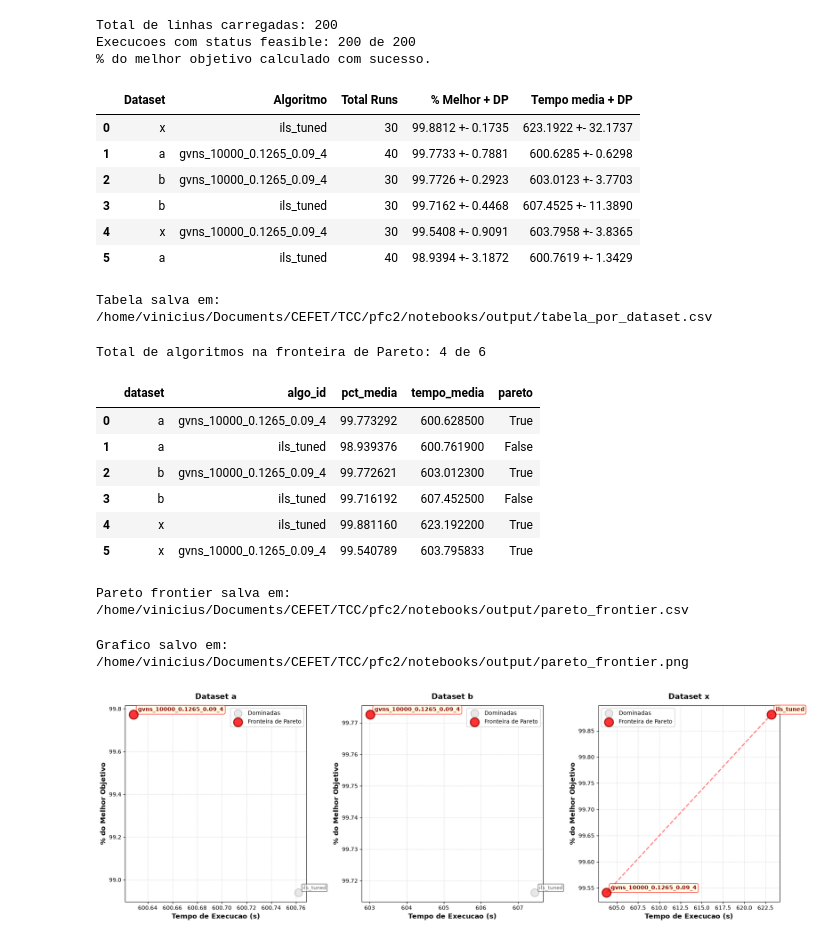
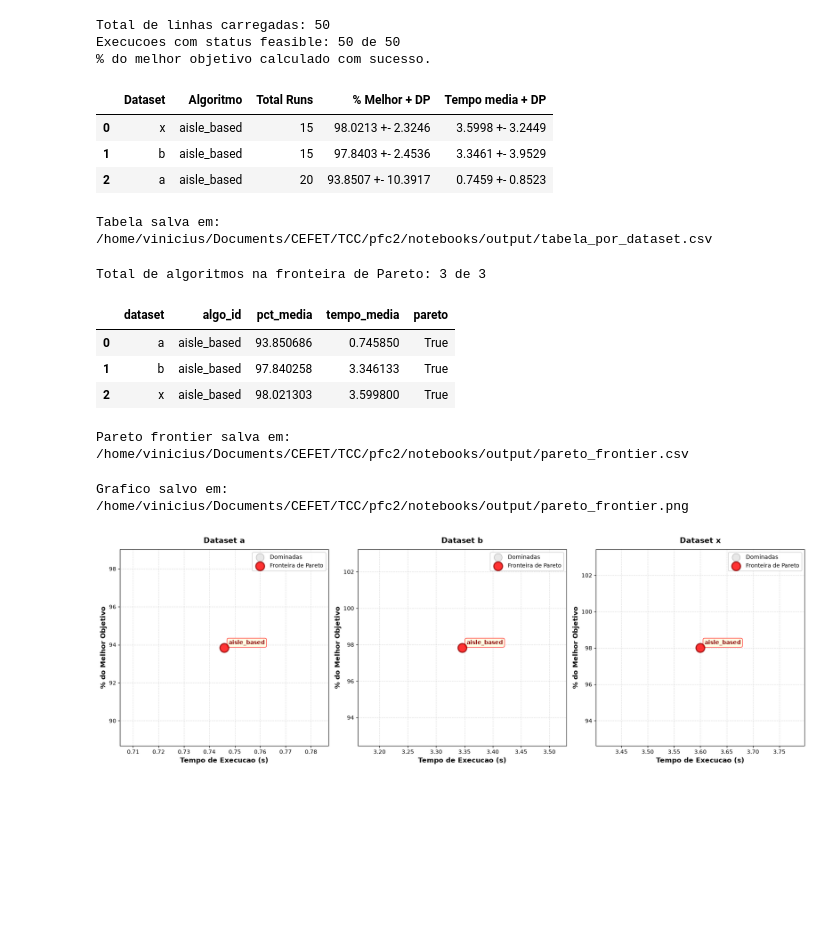
Before and after one commit to tinicius/PFC-2-code, a Jupyter notebook: notebooks/analise_resultados.ipynb, the cells around one changed output. Saved outputs shown, nothing was run; the diff lists cells and outputs as text; code cells hidden in the pictures; blank space fills up the shorter version.

```diff
--- a/notebooks/analise_resultados.ipynb
+++ b/notebooks/analise_resultados.ipynb
@@ -11,12 +11,7 @@ from pathlib import Path
 # Exemplo: RESULT_DIRS = ['result_0005', 'result_0006']
 # -----------------------------------------------------------
 RESULT_DIRS = [
-    # 'aisle_based_5', # Aisle Based
-    # 'sa_2', # SA
-    # 'ils_2',
-    # 'simple_30',
-    'ils_2',
-    'gvns_complete'
+    'result_0001'
 ]
 # -----------------------------------------------------------
 
@@ -102,41 +97,38 @@ else:
         tempo_media = ('exec_time', 'mean'),
         tempo_dp    = ('exec_time', 'std'),
         n_runs      = ('run_id',    'count'),
     ).reset_index()
     tabela['pct_dp']   = tabela['pct_dp'].fillna(0.0)
     tabela['tempo_dp'] = tabela['tempo_dp'].fillna(0.0)
     tabela = tabela.sort_values('pct_media', ascending=False)
     tabela['% Melhor + DP'] = tabela.apply(lambda r: formata(r['pct_media'],   r['pct_dp']),   axis=1)
     tabela['Tempo media + DP']   = tabela.apply(lambda r: formata(r['tempo_media'], r['tempo_dp']), axis=1)
     tabela_exibir = tabela[['dataset', 'algo_id', 'n_runs', '% Melhor + DP', 'Tempo media + DP']].rename(columns={
         'dataset':  'Dataset',
         'algo_id':  'Algoritmo',
         'n_runs':   'Total Runs',
     })
 
     display(tabela_exibir.reset_index(drop=True))
 
 # --- Exporta CSV ---
 OUTPUT_DIR = PROJECT_ROOT / 'notebooks' / 'output'
 OUTPUT_DIR.mkdir(exist_ok=True)
 
 if not df_ok.empty and 'pct_best' in df_ok.columns:
     path = OUTPUT_DIR / 'tabela_por_dataset.csv'
     tabela_exibir.to_csv(path, index=False)
     print('Tabela salva em:', path)
 else:
     print('[INFO] Nada exportado - nenhum dado disponivel.')
 # %% [output]
-Total de linhas carregadas: 200
-Execucoes com status feasible: 200 de 200
+Total de linhas carregadas: 50
+Execucoes com status feasible: 50 de 50
 % do melhor objetivo calculado com sucesso.
 |  | Dataset | Algoritmo | Total Runs | % Melhor + DP | Tempo media + DP |
-| 0 | x | ils_tuned | 30 | 99.8812 +- 0.1735 | 623.1922 +- 32.1737 |
-| 1 | a | gvns_10000_0.1265_0.09_4 | 40 | 99.7733 +- 0.7881 | 600.6285 +- 0.6298 |
-| 2 | b | gvns_10000_0.1265_0.09_4 | 30 | 99.7726 +- 0.2923 | 603.0123 +- 3.7703 |
-| 3 | b | ils_tuned | 30 | 99.7162 +- 0.4468 | 607.4525 +- 11.3890 |
-| 4 | x | gvns_10000_0.1265_0.09_4 | 30 | 99.5408 +- 0.9091 | 603.7958 +- 3.8365 |
-| 5 | a | ils_tuned | 40 | 98.9394 +- 3.1872 | 600.7619 +- 1.3429 |
+| 0 | x | aisle_based | 15 | 98.0213 +- 2.3246 | 3.5998 +- 3.2449 |
+| 1 | b | aisle_based | 15 | 97.8403 +- 2.4536 | 3.3461 +- 3.9529 |
+| 2 | a | aisle_based | 20 | 93.8507 +- 10.3917 | 0.7459 +- 0.8523 |
 Tabela salva em: /home/vinicius/Documents/CEFET/TCC/pfc2/notebooks/output/tabela_por_dataset.csv
 # %%
 
@@ -184,14 +176,11 @@ if 'tabela' in locals() and not tabela.empty:
 else:
     print('[INFO] Variavel `tabela` nao disponivel. Execute a celula anterior primeiro.')
 # %% [output]
-Total de algoritmos na fronteira de Pareto: 4 de 6
+Total de algoritmos na fronteira de Pareto: 3 de 3
 |  | dataset | algo_id | pct_media | tempo_media | pareto |
-| 0 | a | gvns_10000_0.1265_0.09_4 | 99.773292 | 600.628500 | True |
-| 1 | a | ils_tuned | 98.939376 | 600.761900 | False |
-| 2 | b | gvns_10000_0.1265_0.09_4 | 99.772621 | 603.012300 | True |
-| 3 | b | ils_tuned | 99.716192 | 607.452500 | False |
-| 4 | x | ils_tuned | 99.881160 | 623.192200 | True |
-| 5 | x | gvns_10000_0.1265_0.09_4 | 99.540789 | 603.795833 | True |
+| 0 | a | aisle_based | 93.850686 | 0.745850 | True |
+| 1 | b | aisle_based | 97.840258 | 3.346133 | True |
+| 2 | x | aisle_based | 98.021303 | 3.599800 | True |
 Pareto frontier salva em: /home/vinicius/Documents/CEFET/TCC/pfc2/notebooks/output/pareto_frontier.csv
 # %%
 # --- Scatter plot: Pareto frontier por dataset ---
@@ -248,7 +237,7 @@ else:
     print('[INFO] Execute a celula anterior (Pareto frontier) primeiro.')
 # %% [output]
 Grafico salvo em: /home/vinicius/Documents/CEFET/TCC/pfc2/notebooks/output/pareto_frontier.png
-[figure, old version]
+[figure, new version]
 # %%
 # --- Grafico de barras: % do melhor objetivo por instancia, por dataset ---
 import matplotlib.pyplot as plt
```
Also changed, not shown: parts of 3 cells of this notebook, 26 other files.
